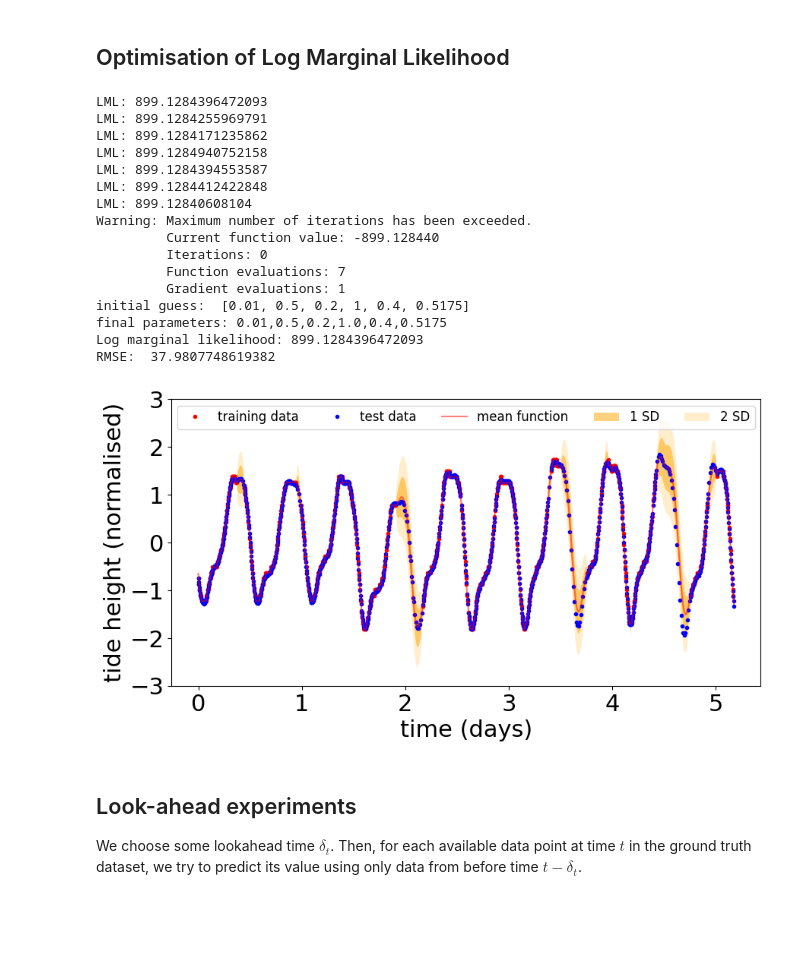
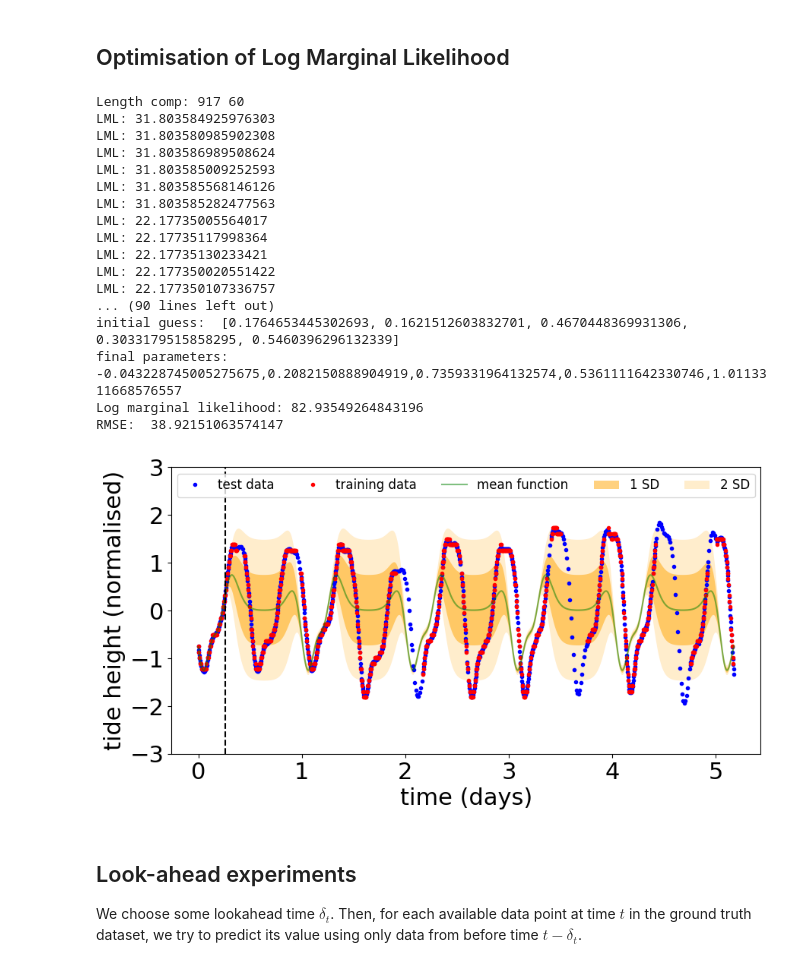
Before and after one commit to alex-stephens/AIMS-DEI, a Jupyter notebook: AIMS_CDT_DEI.ipynb, the cells around one changed output. Drawn from its saved outputs; the diff is of its cells as text; code cells hidden in the pictures; blank space fills up the shorter version.

```diff
--- a/AIMS_CDT_DEI.ipynb
+++ b/AIMS_CDT_DEI.ipynb
@@ -71,7 +87,7 @@ RMSE:  37.9807748619382
 # Input data for GP
 X = t
 Y = y
-# Xs = np.linspace(-1, 6, 500).reshape(-1,1)
+Xs = np.linspace(-1, 10, 500).reshape(-1,1)
 Xs = ttrue
 
 # Initial guess for model parameters
@@ -80,66 +96,70 @@ L_rbf = 0.2
 
 sigma_per = 1  # periodic kernel
 L_per = 0.4
 p_per = 0.5175
 
 jitter = 0.01
 
-init_guess = [jitter, sigma_rbf, L_rbf, sigma_per, L_per, p_per]
+# init_guess = [jitter, sigma_rbf, L_rbf, sigma_per, L_per, p_per]
+init_guess = [random() for _ in range(5)]
 
-max_iter = 0
+max_iter = 10
+time_cutoff = 0.05 # 1.0 = use all data
+
+Xc, Yc = truncateData(X, Y, time_cutoff)
+print("Length comp:", len(X), len(Xc))
+
 result = minimize(
-    optimizerFunction,
-    init_guess,
-    args=(X, Y, Xs),
-    method='BFGS',
-    tol=0.01,
-    options={"maxiter":max_iter, "disp":True})
-# optimize.minimize(
+            optimizerFunction,
+            init_guess,
+            args=(Xc, Yc, Xs, jitter),
+            method='BFGS',
+            tol=0.01,
+            options={"maxiter":max_iter, "disp":True}
+            )
+
 
 print("initial guess: ", init_guess)
 
 print("final parameters: ", end='')
 print(*result.x, sep=',')
 
 # Build the kernel function
 params = result.x
-kernel = buildKernel(params)
-
-# Mean and covariance functions
-mu = np.zeros(len(X))
-K = kernel(X, X)
+kernel = buildKernel(params, jitter)
 
 # Posterior predictive distribution
 jitter = params[0]
-mu, sigma, LML = getPosteriorPredictive(X, Y, Xs, kernel, jitter)
+mu, sigma, LML = getPosteriorPredictive(Xc, Yc, Xs, kernel, jitter)
 
 # Compute RMSE
 RMSE = getRMSE(mu, ytrue)
 
 # Printouts
 print("Log marginal likelihood:", LML)
 print('RMSE: ', RMSE)
 
 # Visualisation
-plotTides(Xs, mu, sigma, t, y, ttrue, ytrue)
+plotTides(Xs, mu, sigma, t, y, ttrue, ytrue, time_cutoff)
 # %% [output]
-LML: 899.1284396472093
-LML: 899.1284255969791
-LML: 899.1284171235862
-LML: 899.1284940752158
-LML: 899.1284394553587
-LML: 899.1284412422848
-LML: 899.12840608104
-Warning: Maximum number of iterations has been exceeded.
-         Current function value: -899.128440
-         Iterations: 0
-         Function evaluations: 7
-         Gradient evaluations: 1
-initial guess:  [0.01, 0.5, 0.2, 1, 0.4, 0.5175]
-final parameters: 0.01,0.5,0.2,1.0,0.4,0.5175
-Log marginal likelihood: 899.1284396472093
-RMSE:  37.9807748619382
+Length comp: 917 60
+LML: 31.803584925976303
+LML: 31.803580985902308
+LML: 31.803586989508624
+LML: 31.803585009252593
+LML: 31.803585568146126
+LML: 31.803585282477563
+LML: 22.17735005564017
+LML: 22.17735117998364
+LML: 22.17735130233421
+LML: 22.177350020551422
+LML: 22.177350107336757
+... (90 lines left out)
+initial guess:  [0.1764653445302693, 0.1621512603832701, 0.4670448369931306, 0.3033179515858295, 0.5460396296132339]
+final parameters: -0.043228745005275675,0.2082150888904919,0.7359331964132574,0.5361111642330746,1.0113311668576557
+Log marginal likelihood: 82.93549264843196
+RMSE:  38.92151063574147
-[figure, old version]
+[figure, new version]
 # %% [markdown]
 ## Look-ahead experiments
 
```
Also changed, not shown: parts of 3 cells of this notebook, 2 other files.
